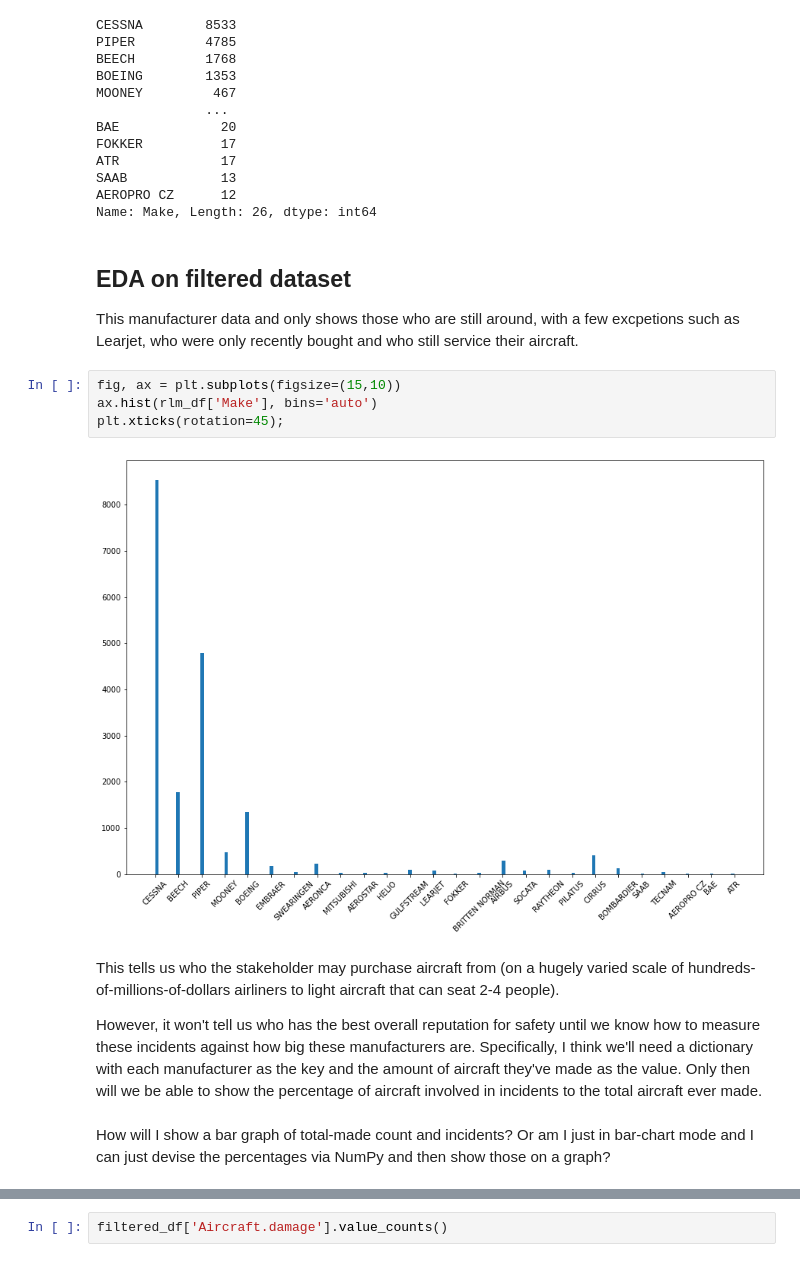
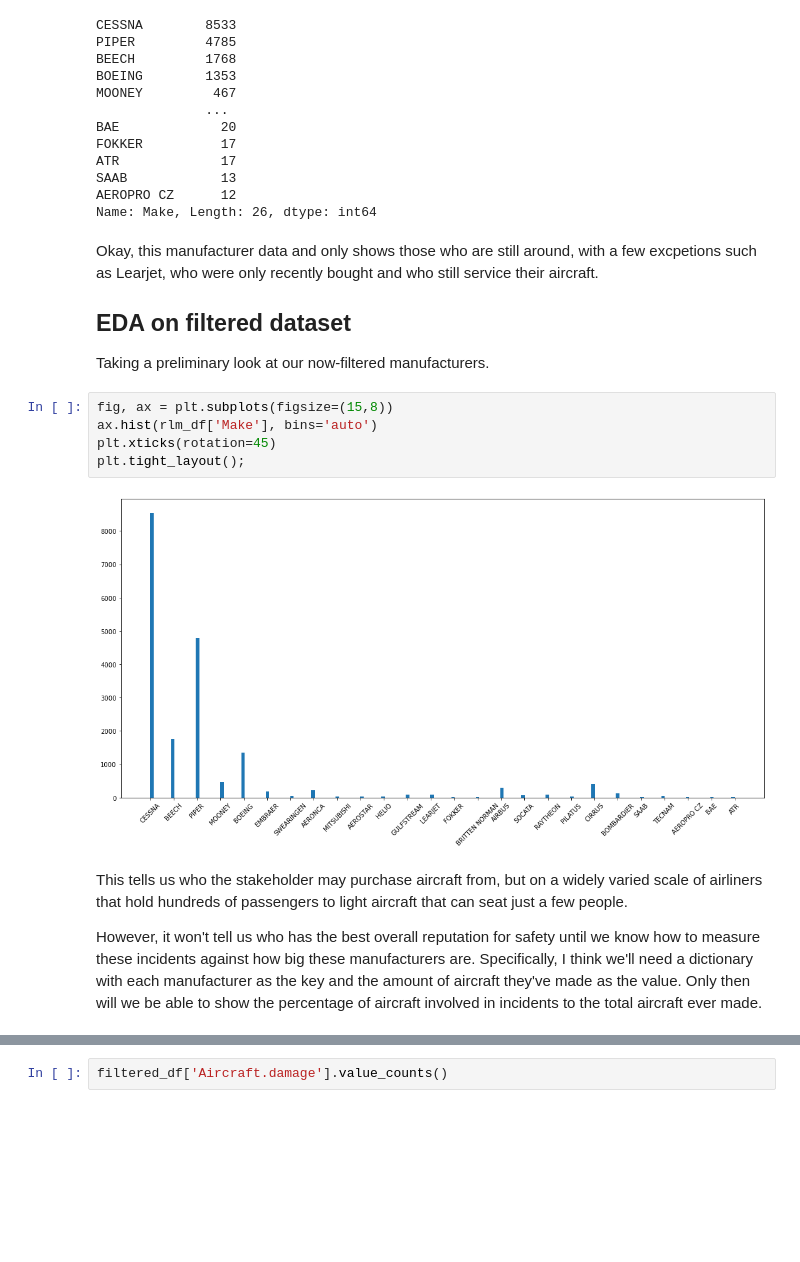
Before and after one commit to joeldmott/aviation-risk-project, a Jupyter notebook: Untitled.ipynb, the cells around one changed output, grey strips where cells are left out. Saved outputs shown, nothing was run; the diff lists cells and outputs as text; blank space fills up the shorter version.

Commit message:
polished notebook and added visualization files

```diff
--- a/Untitled.ipynb
+++ b/Untitled.ipynb
@@ -582,18 +524,19 @@ SAAB            13
 AEROPRO CZ      12
 Name: Make, Length: 26, dtype: int64
 # %% [markdown]
+Okay, this manufacturer data and only shows those who are still around, with a few excpetions such as Learjet, who were only recently bought and who still service their aircraft.
+
 ## EDA on filtered dataset
 
-This manufacturer data and only shows those who are still around, with a few excpetions such as Learjet, who were only recently bought and who still service their aircraft.
+Taking a preliminary look at our now-filtered manufacturers.
 # %%
-fig, ax = plt.subplots(figsize=(15,10))
+fig, ax = plt.subplots(figsize=(15,8))
 ax.hist(rlm_df['Make'], bins='auto')
-plt.xticks(rotation=45);
+plt.xticks(rotation=45)
+plt.tight_layout();
 # %% [output]
-[figure, old version]
+[figure, new version]
 # %% [markdown]
-This tells us who the stakeholder may purchase aircraft from (on a hugely varied scale of hundreds-of-millions-of-dollars airliners to light aircraft that can seat 2-4 people).
+This tells us who the stakeholder may purchase aircraft from, but on a widely varied scale of airliners that hold hundreds of passengers to light aircraft that can seat just a few people.
 
 However, it won't tell us who has the best overall reputation for safety until we know how to measure these incidents against how big these manufacturers are. Specifically, I think we'll need a dictionary with each manufacturer as the key and the amount of aircraft they've made as the value. Only then will we be able to show the percentage of aircraft involved in incidents to the total aircraft ever made.
-# %% [markdown]
-How will I show a bar graph of total-made count and incidents? Or am I just in bar-chart mode and I can just devise the percentages via NumPy and then show those on a graph?
```
Also changed, not shown: parts of 194 cells of this notebook, 6 other files.
